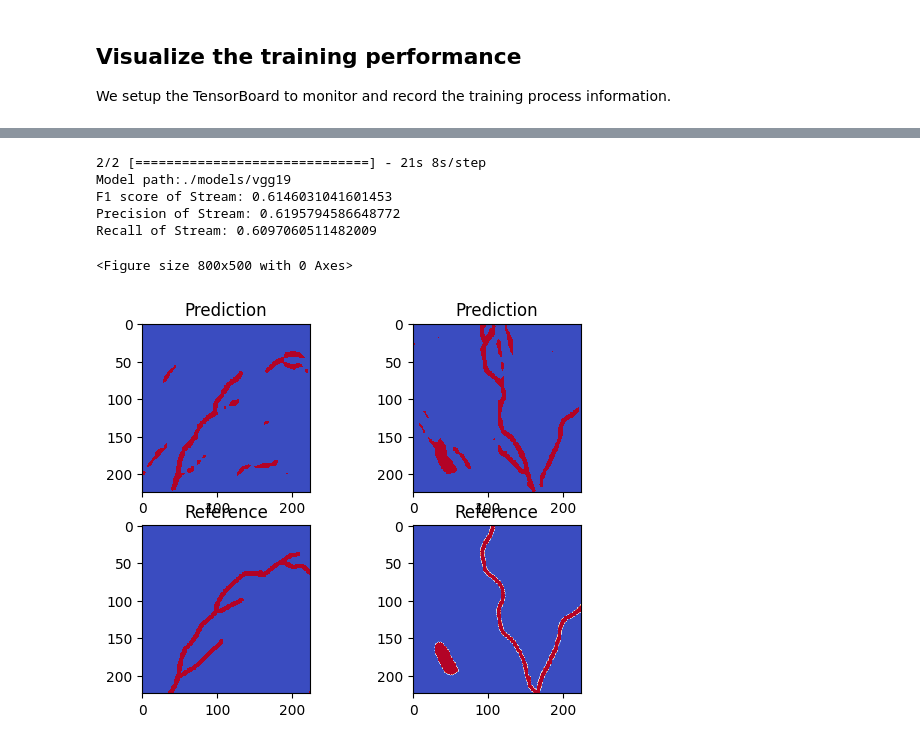
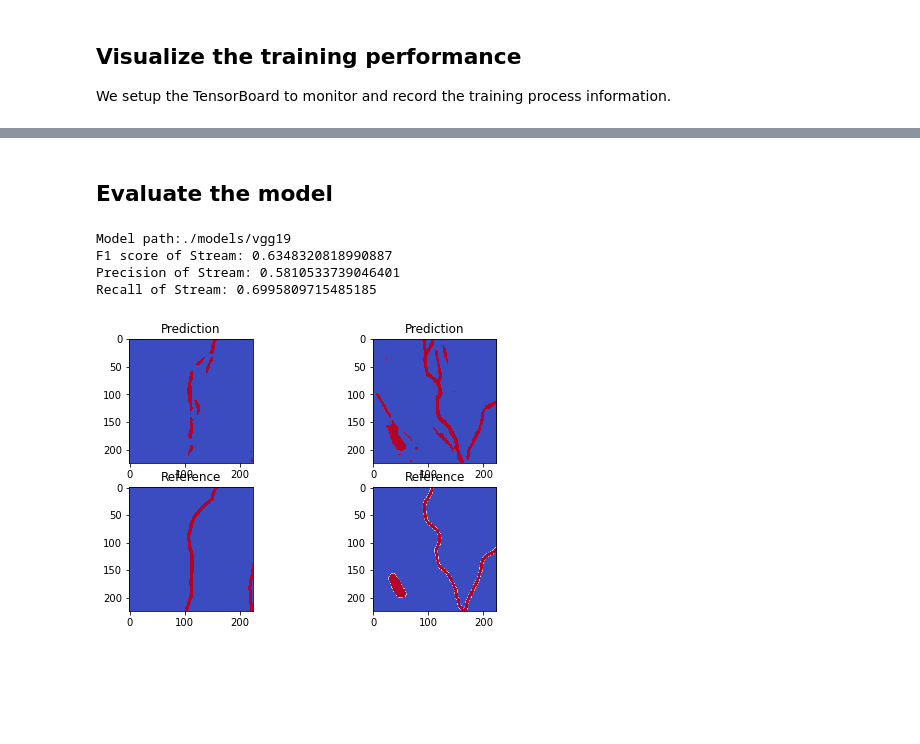
Before and after one commit to N-Jaro/segmentation_model_tutorial, a Jupyter notebook: Image_Segmentation_Tutorial_cybergisx.ipynb, the cells around one changed output, grey strips where cells are left out. Cells and saved outputs as stored; diff of their text form; code cells hidden in the pictures; blank space fills up the shorter version.

```diff
--- a/Image_Segmentation_Tutorial_cybergisx.ipynb
+++ b/Image_Segmentation_Tutorial_cybergisx.ipynb
@@ -288,17 +284,13 @@ The best model is automatically saved during the training (model.fit()) with the
+# %% [markdown]
+## Evaluate the model
 # %%
-# Load the best model saved by the callback module
-from keras.models import load_model
 from sklearn.metrics import f1_score, precision_score,recall_score
-
-best_model = load_model(model_path+backend+'.h5',
-                        custom_objects={'dice_coef_loss':dice_coef_loss,
-                                        'dice_coef':dice_coef,})
 
 # load the test data
 X_test = np.load(input_data+'test_data.npy').astype(np.float32)
 
 # predict the test data using the loaded model
-test_predicted= best_model.predict(X_test)
+test_predicted= base_model.predict(X_test)
 
 # convert the prediction probability to true or false with threshold at 0.5
 test_predicted_threshold = (test_predicted > 0.5).astype(np.uint8)
@@ -315,23 +307,20 @@ print('F1 score of Stream: '+str(f1_stream))
 print('Precision of Stream: '+str(precision_stream))
 print('Recall of Stream: '+str(recall_stream))
 # %% [output]
-2/2 [==============================] - 21s 8s/step
 Model path:./models/vgg19
-F1 score of Stream: 0.6146031041601453
-Precision of Stream: 0.6195794586648772
-Recall of Stream: 0.6097060511482009
+F1 score of Stream: 0.6348320818990887
+Precision of Stream: 0.5810533739046401
+Recall of Stream: 0.6995809715485185
 # %%
-plt.figure(figsize=(8, 5))
-f, axarr = plt.subplots(2,2)
-axarr[0,0].imshow(test_predicted_threshold[2], cmap = 'coolwarm', interpolation='nearest')
+f, axarr = plt.subplots(2,2,figsize=(8, 5))
+axarr[0,0].imshow(test_predicted_threshold[0][:,:,0], cmap = 'coolwarm', interpolation='nearest')
 axarr[0,0].title.set_text('Prediction')
-axarr[1,0].imshow(Y_test[2], cmap = 'coolwarm', interpolation='nearest')
+axarr[1,0].imshow(Y_test[0][:,:,0], cmap = 'coolwarm', interpolation='nearest')
 axarr[1,0].title.set_text('Reference')
 
-axarr[0,1].imshow(test_predicted_threshold[4], cmap = 'coolwarm', interpolation='nearest')
+axarr[0,1].imshow(test_predicted_threshold[4][:,:,0], cmap = 'coolwarm', interpolation='nearest')
 axarr[0,1].title.set_text('Prediction')
-axarr[1,1].imshow(Y_test[4], cmap = 'coolwarm', interpolation='nearest')
+axarr[1,1].imshow(Y_test[4][:,:,0], cmap = 'coolwarm', interpolation='nearest')
 axarr[1,1].title.set_text('Reference')
 # %% [output]
-<Figure size 800x500 with 0 Axes>
-[figure, old version]
+[figure, new version]
```
Also changed, not shown: parts of 4 cells of this notebook.
